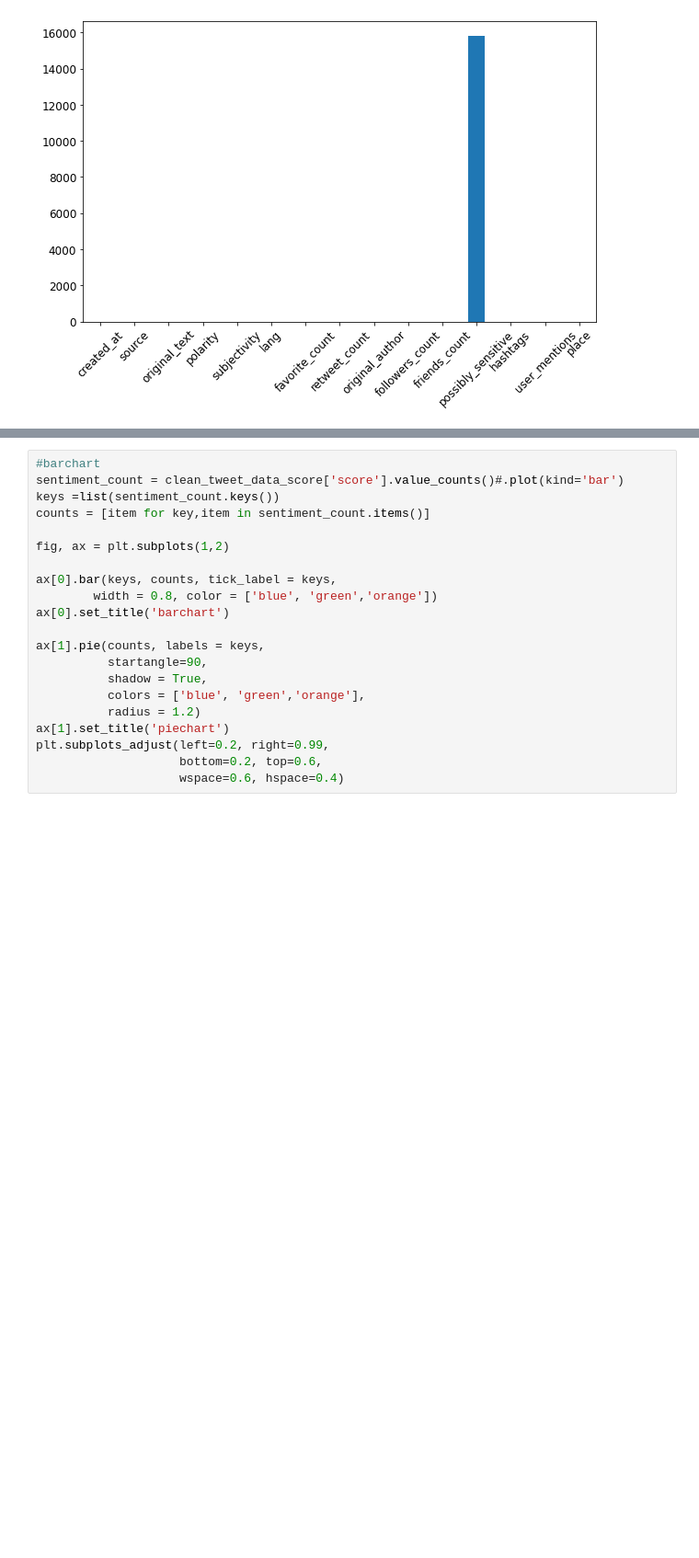
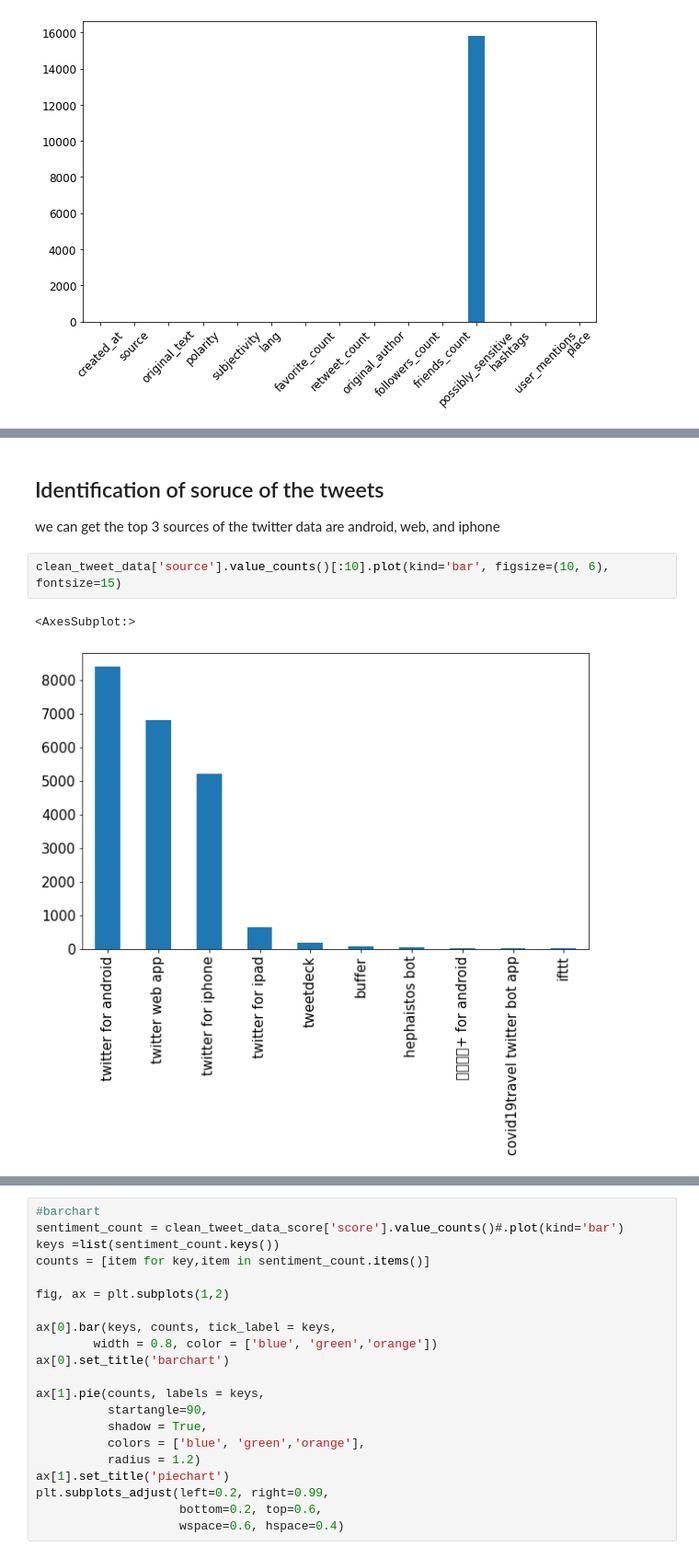
Before and after one commit to degagawolde/twitter-data-analysis, a Jupyter notebook: JupyterNotebooks/EDA.ipynb, the cells around one changed output, grey strips where cells are left out. Shown at 92% size. Drawn from its saved outputs; the diff is of its cells as text; blank space fills up the shorter version.

```diff
--- a/JupyterNotebooks/EDA.ipynb
+++ b/JupyterNotebooks/EDA.ipynb
@@ -321,0 +345,9 @@ dtype: int64
+# %% [markdown]
+## Identification of soruce of the tweets
+
+we can get the top 3 sources of the twitter data are android, web, and iphone
+# %%
+clean_tweet_data['source'].value_counts()[:10].plot(kind='bar', figsize=(10, 6), fontsize=15)
+# %% [output]
+<AxesSubplot:>
+[figure, added]
```
Also changed, not shown: parts of 46 cells of this notebook, 2 other files.
